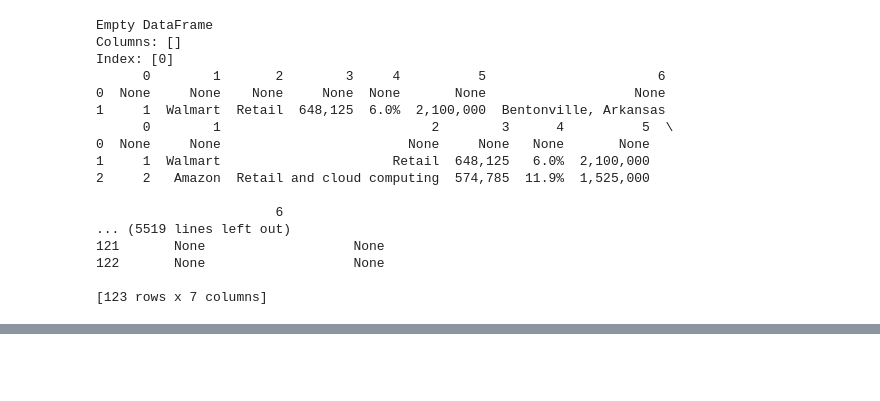
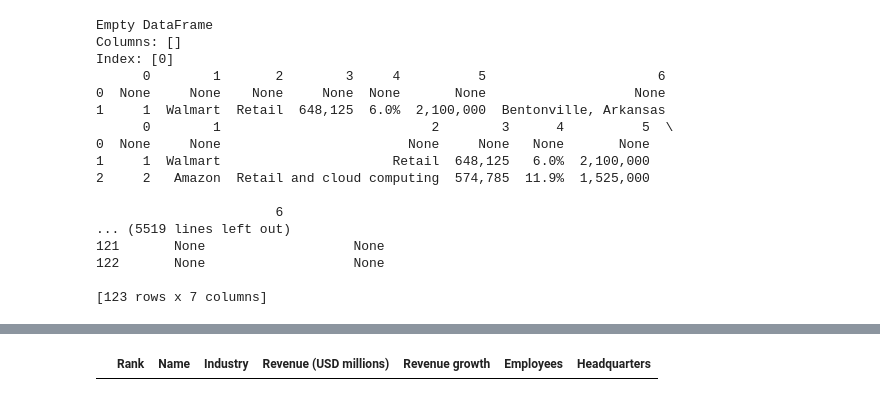
Before and after one commit to djibril968/Webscrapping_projects, a Jupyter notebook: Test_webscrap/Test_scrap_01.ipynb, the cells around one changed output, grey strips where cells are left out. Cells and saved outputs as stored; diff of their text form; code cells hidden in the pictures; blank space fills up the shorter version.

```diff
--- a/Test_webscrap/Test_scrap_01.ipynb
+++ b/Test_webscrap/Test_scrap_01.ipynb
@@ -83,0 +105,3 @@ print(soup)
+# %%
+titles = table.find_all('th')
+titles
@@ -83,0 +123,15 @@ print(soup)
+# %%
+#using list comprehension, we extract the actual ttles from the titles
+tbl_titles = [title.text.strip() for title in titles]
+
+#the above syntax loops through to get the titles from each elements int the titles list
+#the .strip() in the above, helps clean each elements of the list, removing trailing and unwanted characters
+tbl_titles
+
+#Now we pass the result into a dataframe
+
+col_df = pd.DataFrame(columns= tbl_titles)
+
+col_df
+# %% [output]
+|  | Rank | Name | Industry | Revenue (USD millions) | Revenue growth | Employees | Headquarters |
```
Also changed, not shown: parts of 4 cells of this notebook.
